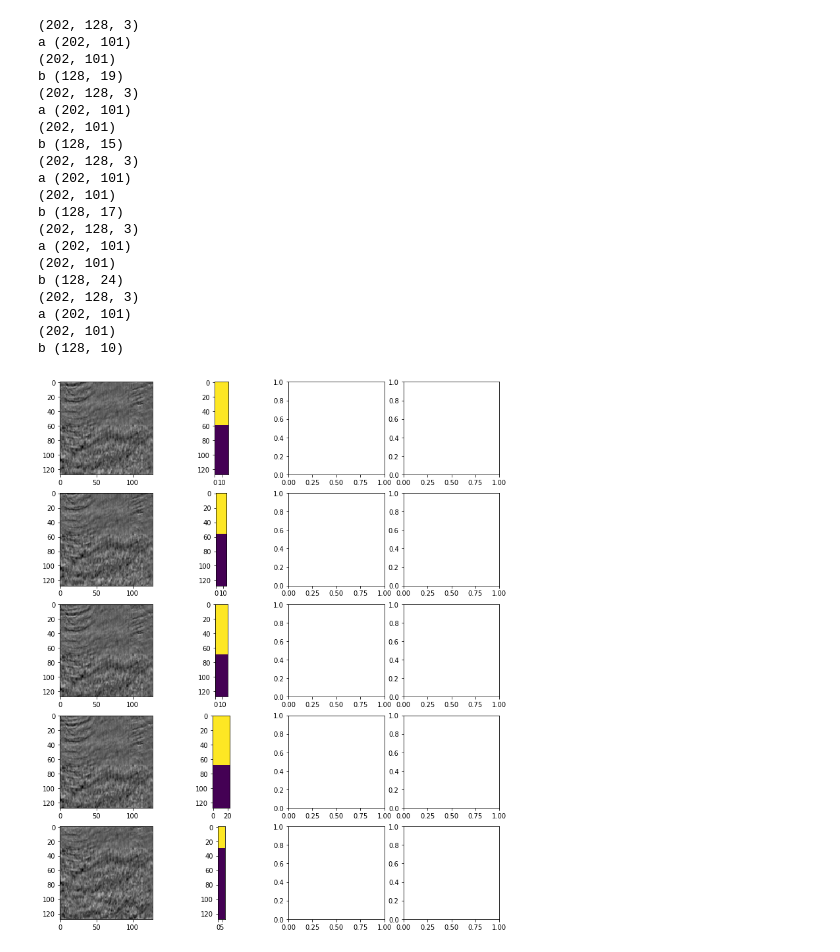
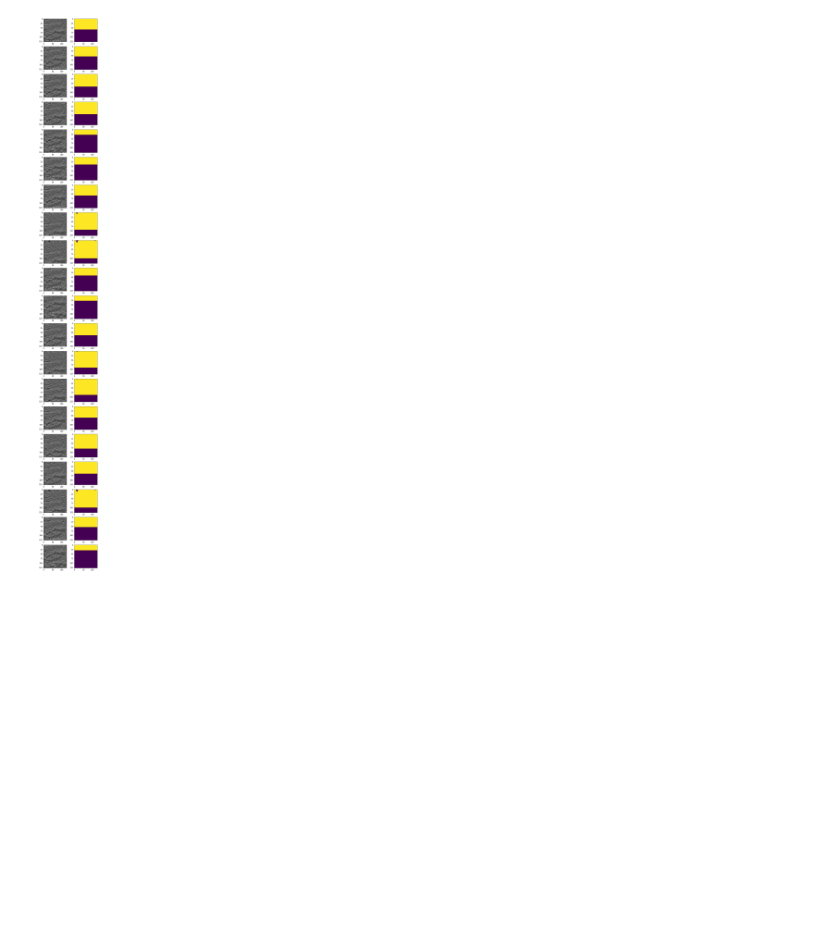
Before and after one commit to mctigger/KaggleSalt, a Jupyter notebook: transforms-mosaic.ipynb, the cells around one changed output. Saved outputs shown, nothing was run; the diff lists cells and outputs as text; code cells hidden in the pictures; blank space fills up the shorter version.

```diff
--- a/transforms-mosaic.ipynb
+++ b/transforms-mosaic.ipynb
@@ -3,53 +3,33 @@ import numpy as np
 import torch
 import matplotlib.pyplot as plt
 %matplotlib inline
 
 from ela import transformations, generator, random
 
 import datasets
 import utils
 
 
 
 transforms_train = generator.TransformationsGenerator([
     random.RandomCrop(128)
 ])
 
 samples = utils.get_mosaic_samples()
 dataset = datasets.ImageDataset(samples, './data/mosaic_pairs', transforms_train)
 
 
-rows = 5
-cols = 4
+rows = 20
+cols = 2
 fig, ax = plt.subplots(rows, cols, figsize=(cols * 3, rows * 3))
 
 for i in range(rows):
     img, mask = dataset[5]
 
     img = img.permute(1, 2, 0).numpy()
     mask = mask.squeeze().numpy()
 
     ax[i][0].imshow(img)
     ax[i][1].imshow(mask)
 # %% [output]
-(202, 128, 3)
-a (202, 101)
-(202, 101)
-b (128, 19)
-(202, 128, 3)
-a (202, 101)
-(202, 101)
-b (128, 15)
-(202, 128, 3)
-a (202, 101)
-(202, 101)
-b (128, 17)
-(202, 128, 3)
-a (202, 101)
-(202, 101)
-b (128, 24)
-(202, 128, 3)
-a (202, 101)
-(202, 101)
-b (128, 10)
-[figure, old version]
+[figure, new version]
```
Also changed, not shown: 1 other file.
